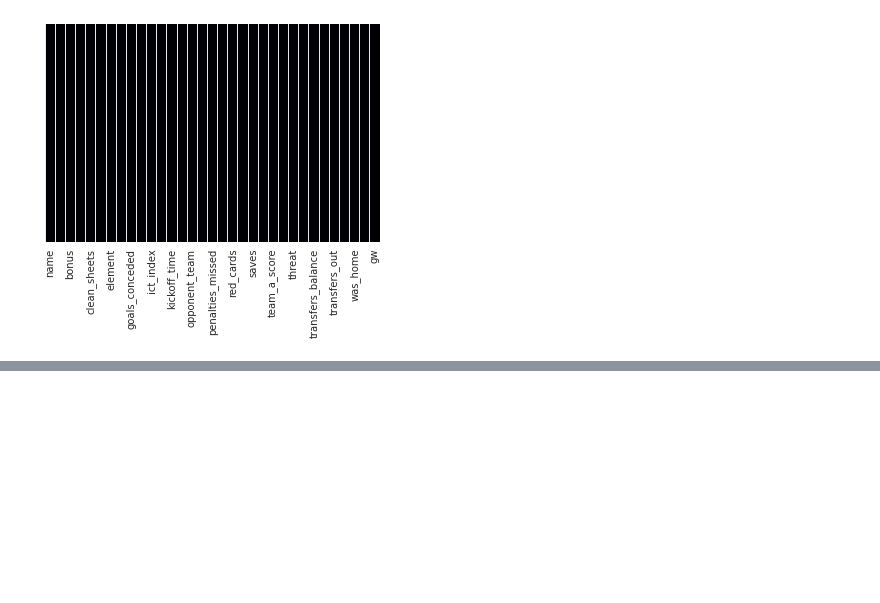
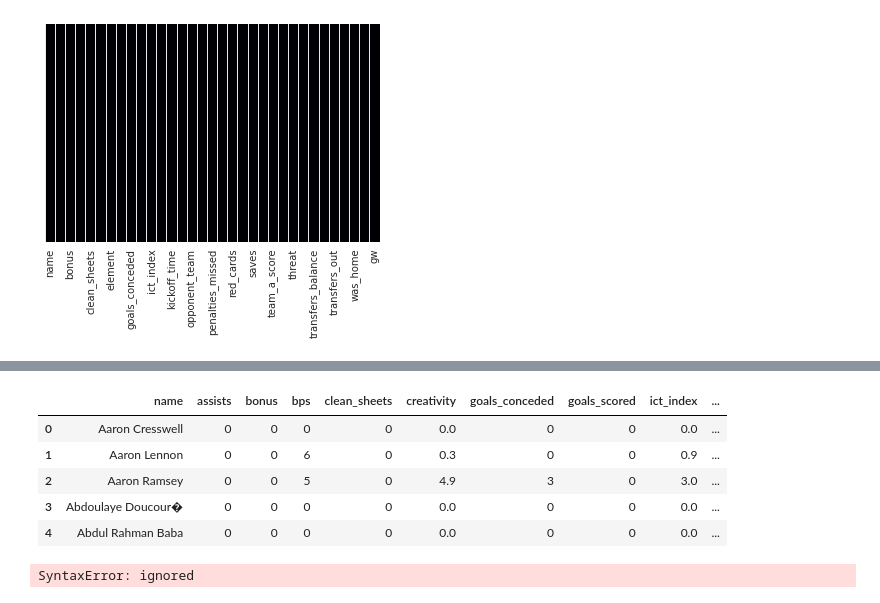
Before and after one commit to raghavbhutra/RedDevils, a Jupyter notebook: RD_Class.ipynb, the cells around one changed output, grey strips where cells are left out. Drawn from its saved outputs; the diff is of its cells as text; code cells hidden in the pictures; blank space fills up the shorter version.

```diff
--- a/RD_Class.ipynb
+++ b/RD_Class.ipynb
@@ -143,6 +145,20 @@ def points(x):
 # %%
 gws['points']=gws['total_points'].apply(points)
 gws1=gws.copy()
+gws1.head()
+# %% [output]
+|  | name | assists | bonus | bps | clean_sheets | creativity | goals_conceded | goals_scored | ict_index | ... |
+| 0 | Aaron Cresswell | 0 | 0 | 0 | 0 | 0.0 | 0 | 0 | 0.0 | ... |
+| 1 | Aaron Lennon | 0 | 0 | 6 | 0 | 0.3 | 0 | 0 | 0.9 | ... |
+| 2 | Aaron Ramsey | 0 | 0 | 5 | 0 | 4.9 | 3 | 0 | 3.0 | ... |
+| 3 | Abdoulaye Doucour� | 0 | 0 | 0 | 0 | 0.0 | 0 | 0 | 0.0 | ... |
+| 4 | Abdul Rahman Baba | 0 | 0 | 0 | 0 | 0.0 | 0 | 0 | 0.0 | ... |
+# %%
+points=pd.get_dummies(gws1['points'])
+gws1=pd.concat([gws1,points,axis=1)
+gws1.head()
+# %% [output]
+SyntaxError: ignored
 # %%
 sns.countplot(gws1['points'])
 # %% [output]
```
Also changed, not shown: parts of 25 cells of this notebook.
